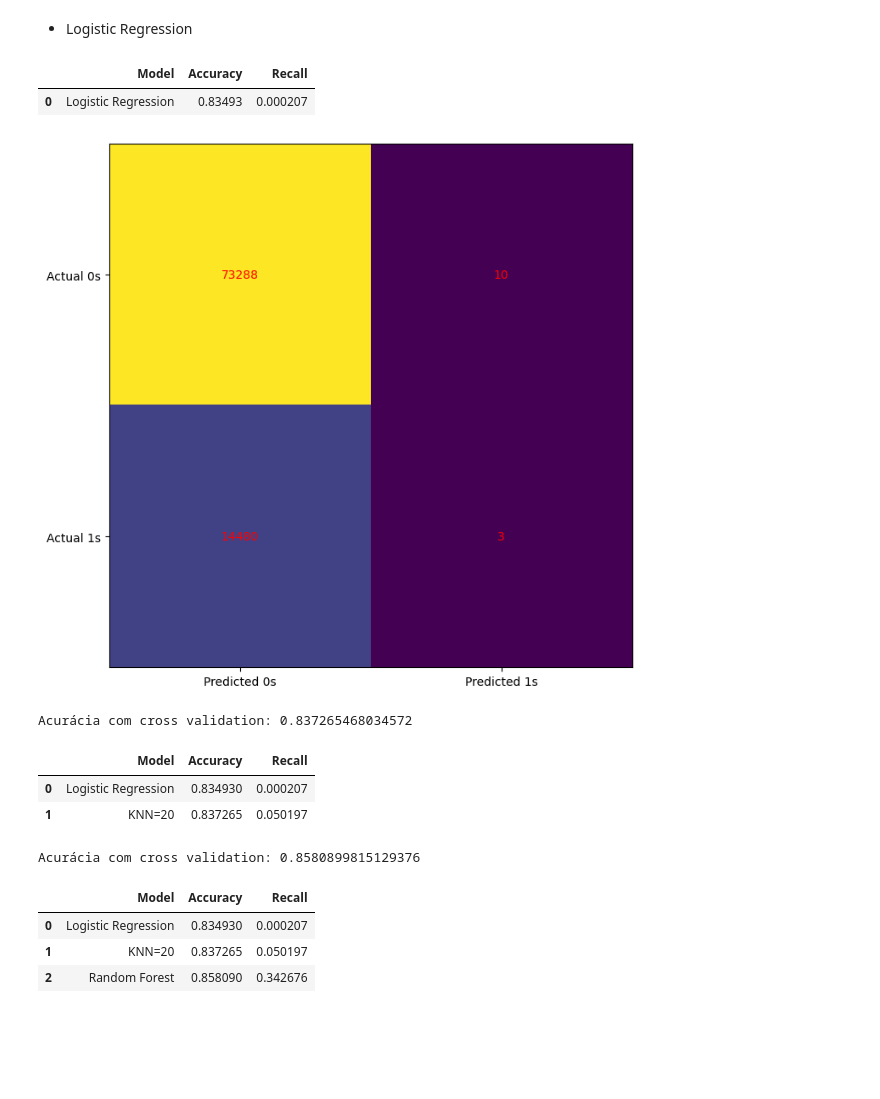
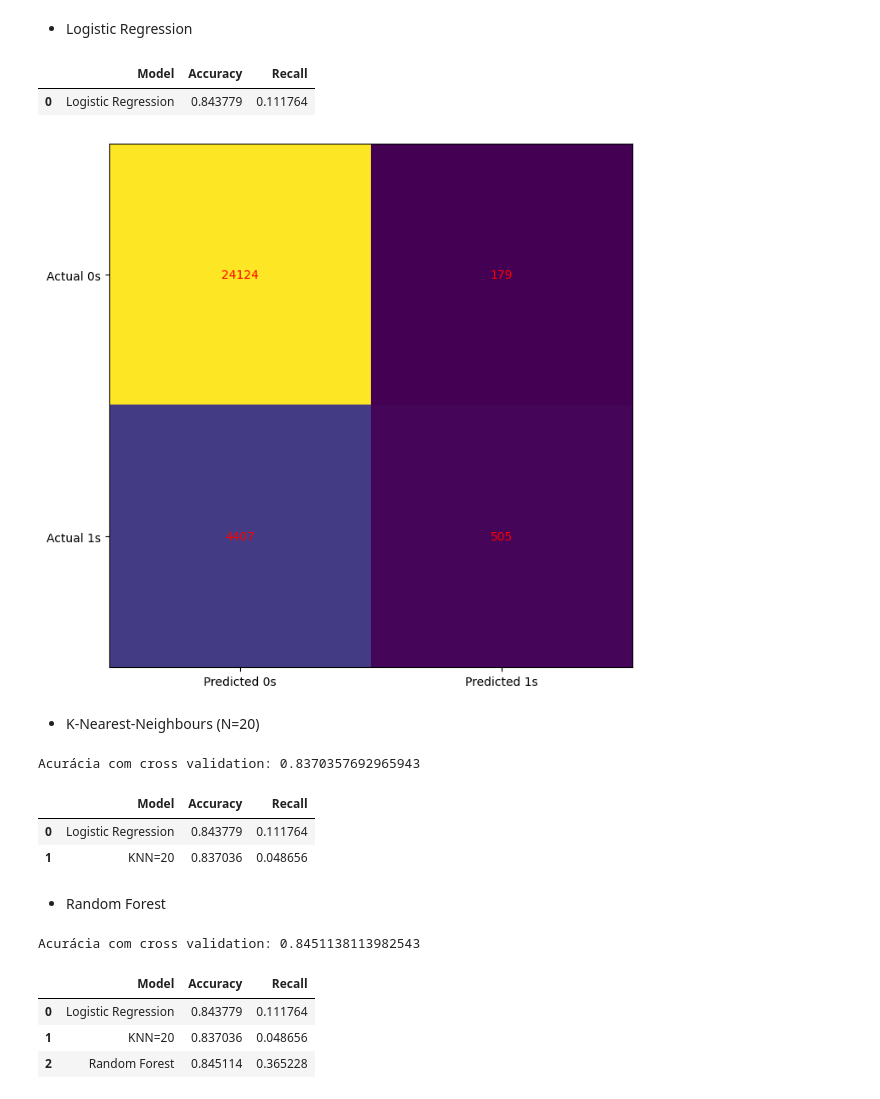
Before and after one commit to cfm-alm/solucao_exercicio_DSteam_est_shared2, a Jupyter notebook: teste.ipynb, the cells around one changed output. Saved outputs shown, nothing was run; the diff lists cells and outputs as text; code cells hidden in the pictures; blank space fills up the shorter version.

```diff
--- a/teste.ipynb
+++ b/teste.ipynb
@@ -251,61 +358,68 @@ from sklearn.model_selection import cross_val_score
 
 
 model = LogisticRegression(solver='liblinear', random_state=0).fit(x_train, y_train)
-acc_scores = cross_val_score(model, x_train, y_train, cv=5, scoring='accuracy').mean()
-rec_scores = cross_val_score(model, x_train, y_train, cv=5, scoring='recall').mean()
+acc_scores = cross_val_score(model, x_test, y_test, cv=5, scoring='accuracy').mean()
+rec_scores = cross_val_score(model, x_test, y_test, cv=5, scoring='recall').mean()
 new_metrics = pd.DataFrame({'Model': ['Logistic Regression'], 'Accuracy': [acc_scores], 'Recall': [rec_scores]})
 metrics = pd.concat([metrics, new_metrics], ignore_index=True)
 metrics
 # %% [output]
 |  | Model | Accuracy | Recall |
-| 0 | Logistic Regression | 0.83493 | 0.000207 |
+| 0 | Logistic Regression | 0.843779 | 0.111764 |
 # %%
-cm = confusion_matrix(y_train, model.predict(x_train))
+cm = confusion_matrix(y_test, model.predict(x_test))
 
 fig, ax = plt.subplots(figsize=(8, 8))
 ax.imshow(cm)
 ax.grid(False)
 ax.xaxis.set(ticks=(0, 1), ticklabels=('Predicted 0s', 'Predicted 1s'))
 ax.yaxis.set(ticks=(0, 1), ticklabels=('Actual 0s', 'Actual 1s'))
 ax.set_ylim(1.5, -0.5)
+
 for i in range(2):
     for j in range(2):
         ax.text(j, i, cm[i, j], ha='center', va='center', color='red')
 plt.show()
 # %% [output]
-[figure, old version]
+[figure, new version]
+# %% [markdown]
+- K-Nearest-Neighbours (N=20)
 # %%
 from sklearn.neighbors import KNeighborsClassifier
 
 # Instancia nosso classificador
 knn = KNeighborsClassifier(n_neighbors=20)
+knn.fit(x_train,y_train)
 
-acc_scores = cross_val_score(knn, x_train, y_train, cv = 5, scoring="accuracy").mean()
+acc_scores = cross_val_score(knn, x_test, y_test, cv = 5, scoring="accuracy").mean()
 print("Acurácia com cross validation:", acc_scores)
-rec_scores = cross_val_score(knn, x_train, y_train, cv=5, scoring='recall').mean()
+rec_scores = cross_val_score(knn, x_test, y_test, cv=5, scoring='recall').mean()
 new_metrics = pd.DataFrame({'Model': ['KNN=20'], 'Accuracy': [acc_scores], 'Recall': [rec_scores]})
 metrics = pd.concat([metrics, new_metrics], ignore_index=True)
 metrics
 # %% [output]
-Acurácia com cross validation: 0.837265468034572
+Acurácia com cross validation: 0.8370357692965943
 |  | Model | Accuracy | Recall |
-| 0 | Logistic Regression | 0.834930 | 0.000207 |
-| 1 | KNN=20 | 0.837265 | 0.050197 |
+| 0 | Logistic Regression | 0.843779 | 0.111764 |
+| 1 | KNN=20 | 0.837036 | 0.048656 |
+# %% [markdown]
+- Random Forest
 # %%
 from sklearn.ensemble import RandomForestClassifier
 
 # Instancia nosso classificador
 rfc = RandomForestClassifier(random_state=42)
+rfc.fit(x_train,y_train)
 
-acc_scores = cross_val_score(rfc, x_train, y_train, cv = 5, scoring="accuracy").mean()
+acc_scores = cross_val_score(rfc, x_test, y_test, cv = 5, scoring="accuracy").mean()
 print("Acurácia com cross validation:", acc_scores)
-rec_scores = cross_val_score(rfc, x_train, y_train, cv=5, scoring='recall').mean()
+rec_scores = cross_val_score(rfc, x_test, y_test, cv=5, scoring='recall').mean()
 new_metrics = pd.DataFrame({'Model': ['Random Forest'], 'Accuracy': [acc_scores], 'Recall': [rec_scores]})
 metrics = pd.concat([metrics, new_metrics], ignore_index=True)
 metrics
 # %% [output]
-Acurácia com cross validation: 0.8580899815129376
+Acurácia com cross validation: 0.8451138113982543
 |  | Model | Accuracy | Recall |
-| 0 | Logistic Regression | 0.834930 | 0.000207 |
-| 1 | KNN=20 | 0.837265 | 0.050197 |
-| 2 | Random Forest | 0.858090 | 0.342676 |
+| 0 | Logistic Regression | 0.843779 | 0.111764 |
+| 1 | KNN=20 | 0.837036 | 0.048656 |
+| 2 | Random Forest | 0.845114 | 0.365228 |
```
Also changed, not shown: parts of 21 cells of this notebook.
